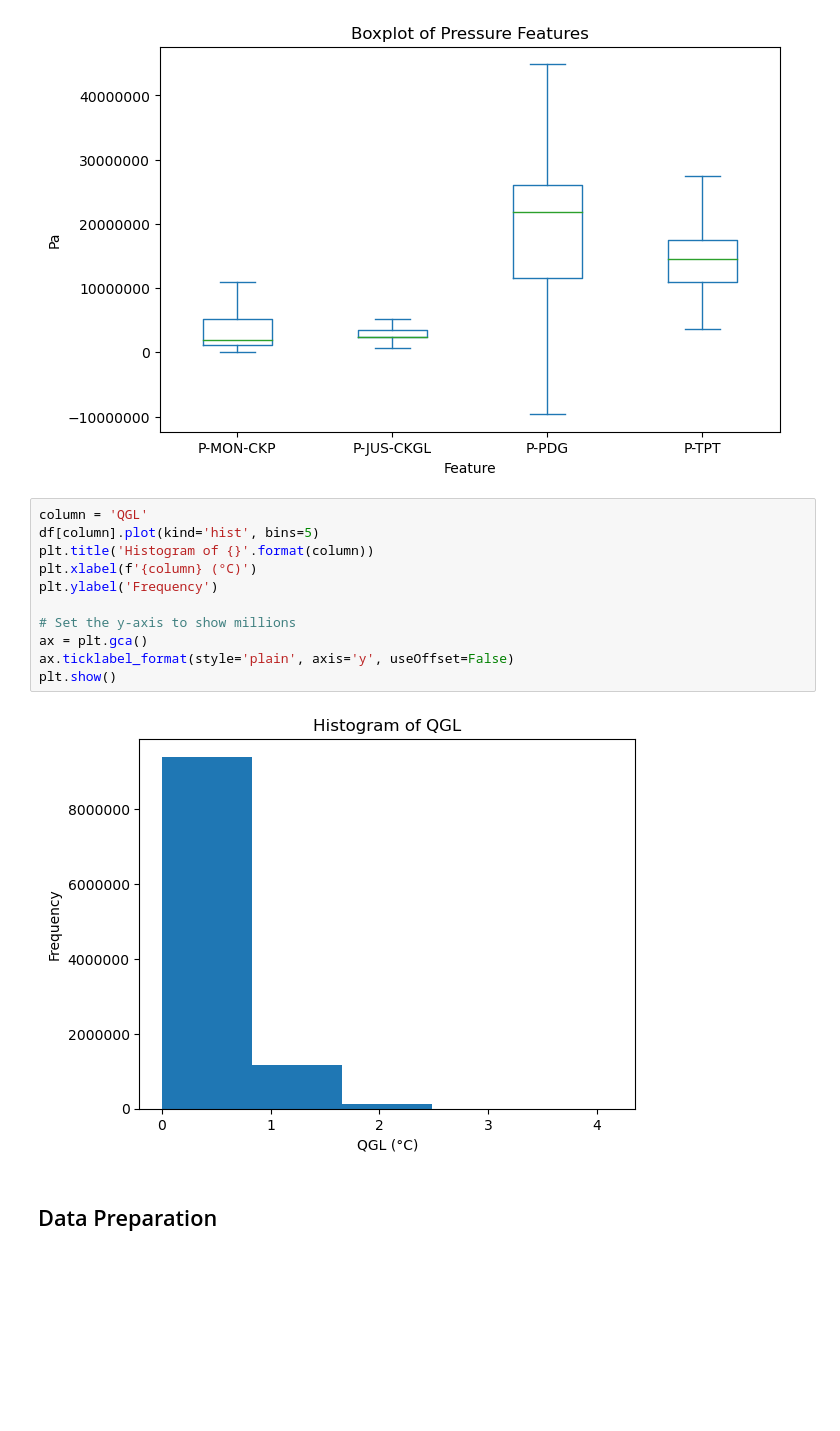
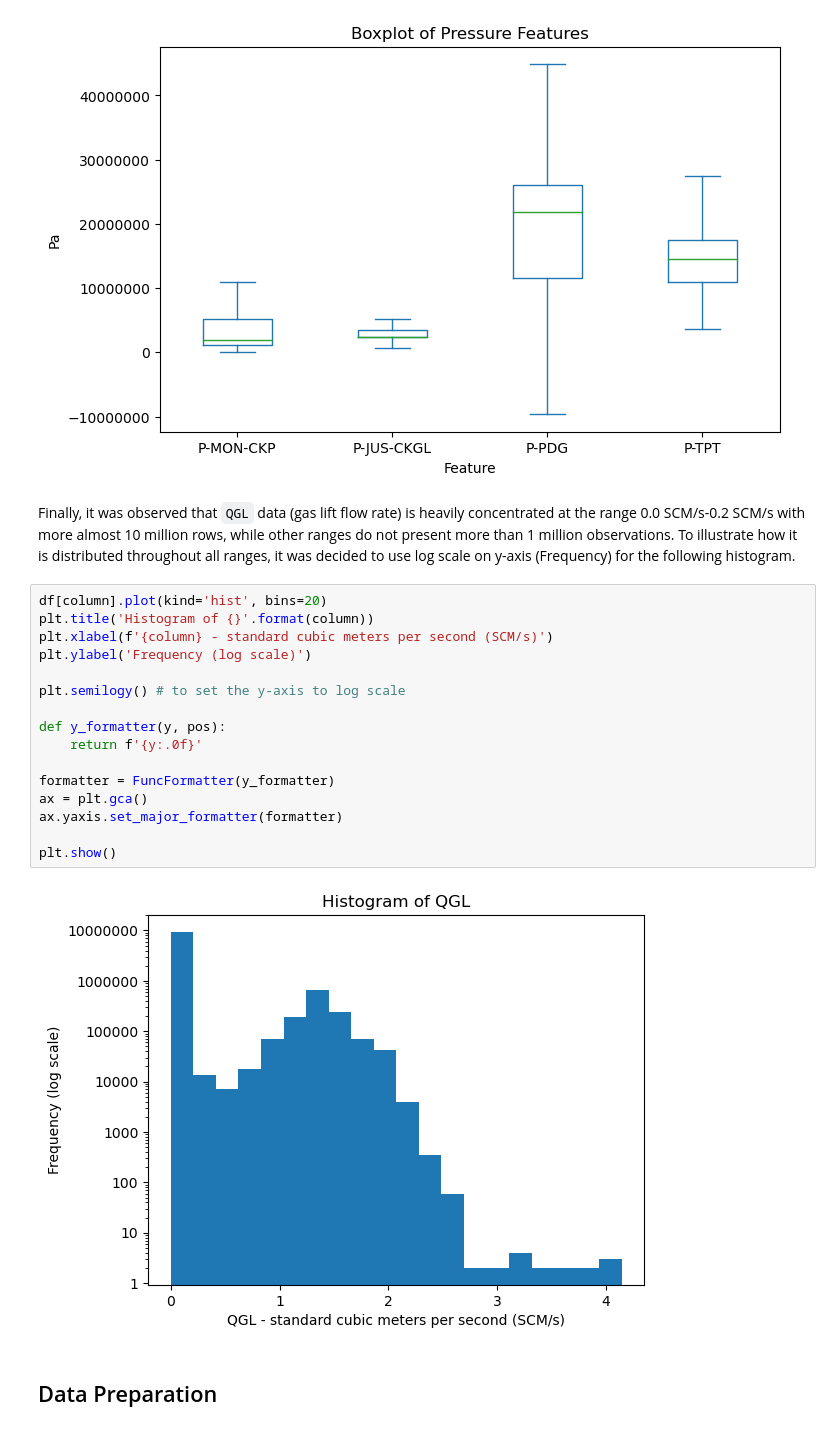
Before and after one commit to RealDyllon/3W-Petrobras, a Jupyter notebook: overviews/_baseline/Explore_dataset.ipynb, the cells around one changed output. Cells and saved outputs as stored; diff of their text form; blank space fills up the shorter version.

Commit message:
added log scale

```diff
--- a/overviews/_baseline/Explore_dataset.ipynb
+++ b/overviews/_baseline/Explore_dataset.ipynb
@@ -236,19 +238,26 @@ ax.ticklabel_format(style='plain', axis='y', useOffset=False)
 plt.show()
 # %% [output]
 [figure]
-# %%
-column = 'QGL'
-df[column].plot(kind='hist', bins=5)
-plt.title('Histogram of {}'.format(column))
-plt.xlabel(f'{column} (°C)')
-plt.ylabel('Frequency')
-
-# Set the y-axis to show millions
-ax = plt.gca()
-ax.ticklabel_format(style='plain', axis='y', useOffset=False)
-plt.show()
-# %% [output]
-[figure, removed]
+# %% [markdown]
+Finally, it was observed that `QGL` data (gas lift flow rate) is heavily concentrated at the range 0.0 SCM/s-0.2 SCM/s with more almost 10 million rows, while other ranges do not present more than 1 million observations. To illustrate how it is distributed throughout all ranges, it was decided to use log scale on y-axis (Frequency) for the following histogram.
+# %%
+df[column].plot(kind='hist', bins=20)
+plt.title('Histogram of {}'.format(column))
+plt.xlabel(f'{column} - standard cubic meters per second (SCM/s)')
+plt.ylabel('Frequency (log scale)')
+
+plt.semilogy() # to set the y-axis to log scale
+
+def y_formatter(y, pos):
+    return f'{y:.0f}'
+
+formatter = FuncFormatter(y_formatter)
+ax = plt.gca()
+ax.yaxis.set_major_formatter(formatter)
+
+plt.show()
+# %% [output]
+[figure, added]
 # %% [markdown]
 ## Data Preparation
 # %%
```
Also changed, not shown: parts of 1 cell of this notebook.
